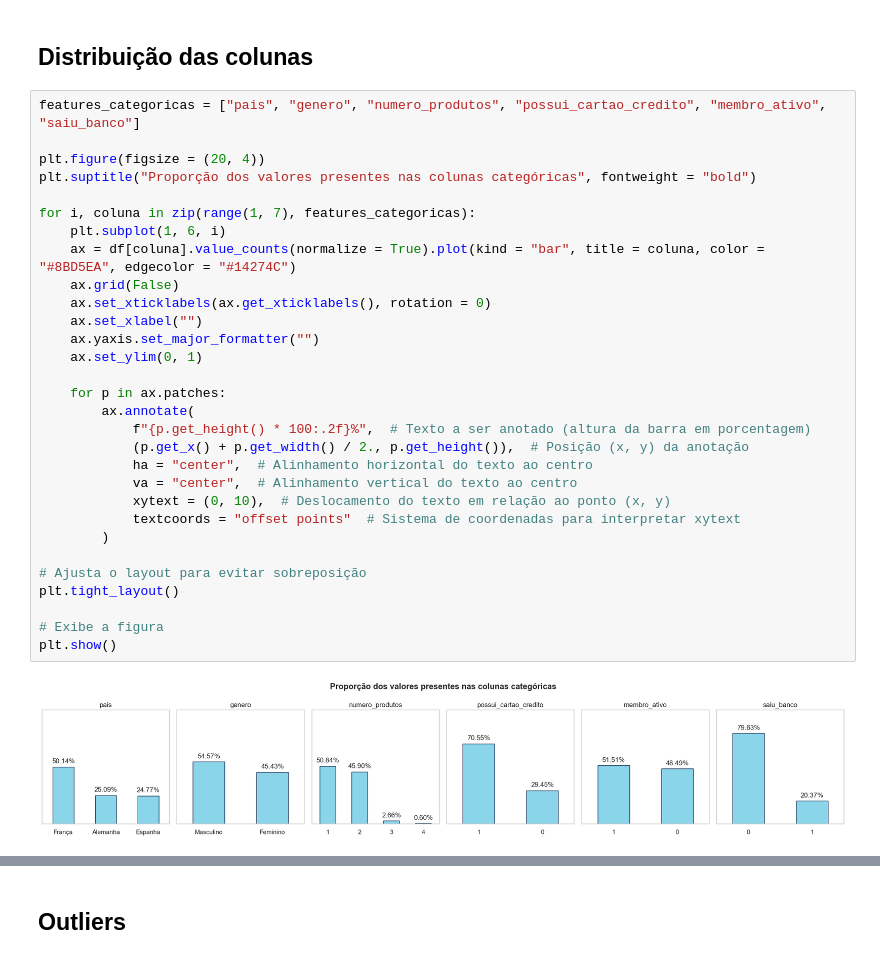
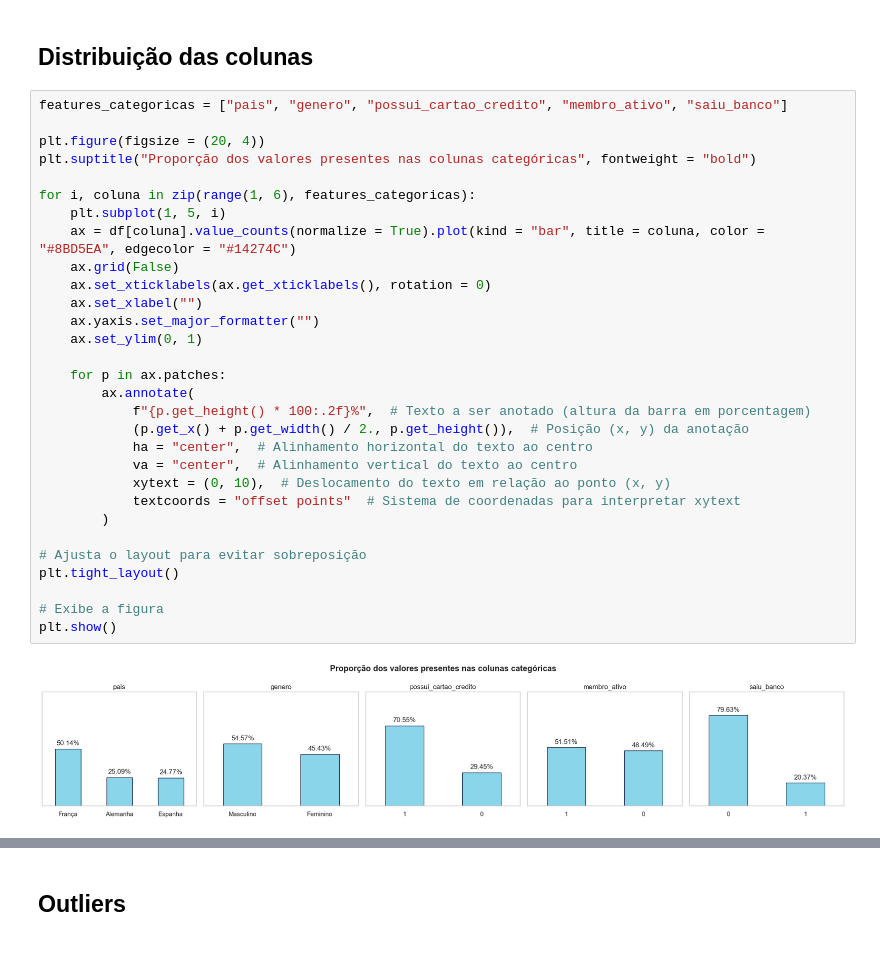
Before and after one commit to tnleite/blue-bank-customer-churn-eda, a Jupyter notebook: 02-Analise/blue-bank-costumer-churn-eda.ipynb, the cells around one changed output, grey strips where cells are left out. Drawn from its saved outputs; the diff is of its cells as text.

```diff
--- a/02-Analise/blue-bank-costumer-churn-eda.ipynb
+++ b/02-Analise/blue-bank-costumer-churn-eda.ipynb
@@ -412,34 +412,34 @@ Descrição atualizada das colunas do DataFrame:
 # %% [markdown]
 ## Distribuição das colunas
 # %%
-features_categoricas = ["pais", "genero", "numero_produtos", "possui_cartao_credito", "membro_ativo", "saiu_banco"]
+features_categoricas = ["pais", "genero", "possui_cartao_credito", "membro_ativo", "saiu_banco"]
 
 plt.figure(figsize = (20, 4))
 plt.suptitle("Proporção dos valores presentes nas colunas categóricas", fontweight = "bold")
 
-for i, coluna in zip(range(1, 7), features_categoricas):
-    plt.subplot(1, 6, i)
+for i, coluna in zip(range(1, 6), features_categoricas):
+    plt.subplot(1, 5, i)
     ax = df[coluna].value_counts(normalize = True).plot(kind = "bar", title = coluna, color = "#8BD5EA", edgecolor = "#14274C")
     ax.grid(False)
     ax.set_xticklabels(ax.get_xticklabels(), rotation = 0)
     ax.set_xlabel("")
     ax.yaxis.set_major_formatter("")
     ax.set_ylim(0, 1)
 
     for p in ax.patches:
         ax.annotate(
             f"{p.get_height() * 100:.2f}%",  # Texto a ser anotado (altura da barra em porcentagem)
             (p.get_x() + p.get_width() / 2., p.get_height()),  # Posição (x, y) da anotação
             ha = "center",  # Alinhamento horizontal do texto ao centro
             va = "center",  # Alinhamento vertical do texto ao centro
             xytext = (0, 10),  # Deslocamento do texto em relação ao ponto (x, y)
             textcoords = "offset points"  # Sistema de coordenadas para interpretar xytext
         )
 
 # Ajusta o layout para evitar sobreposição
 plt.tight_layout()
 
 # Exibe a figura
 plt.show()
 # %% [output]
-[figure, old version]
+[figure, new version]
```
Also changed, not shown: parts of 12 cells of this notebook.
